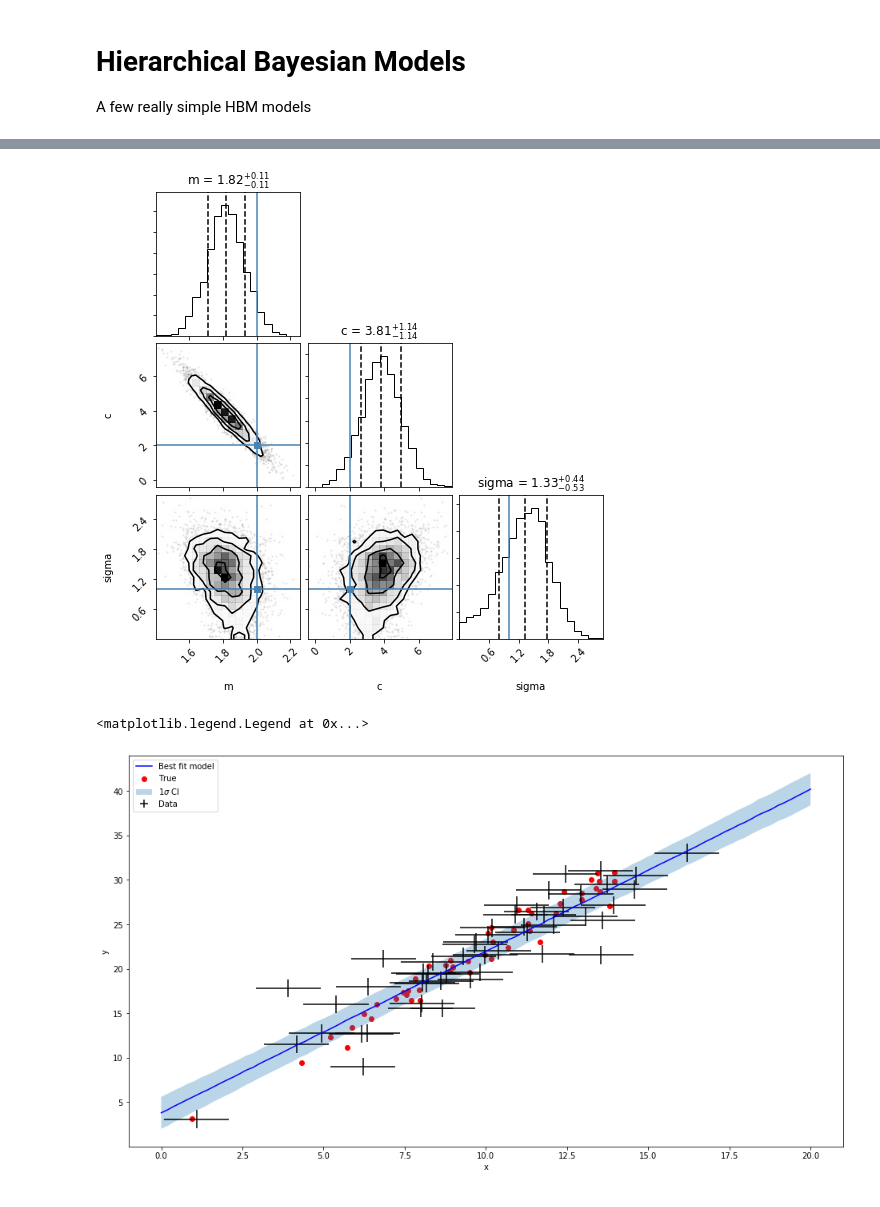
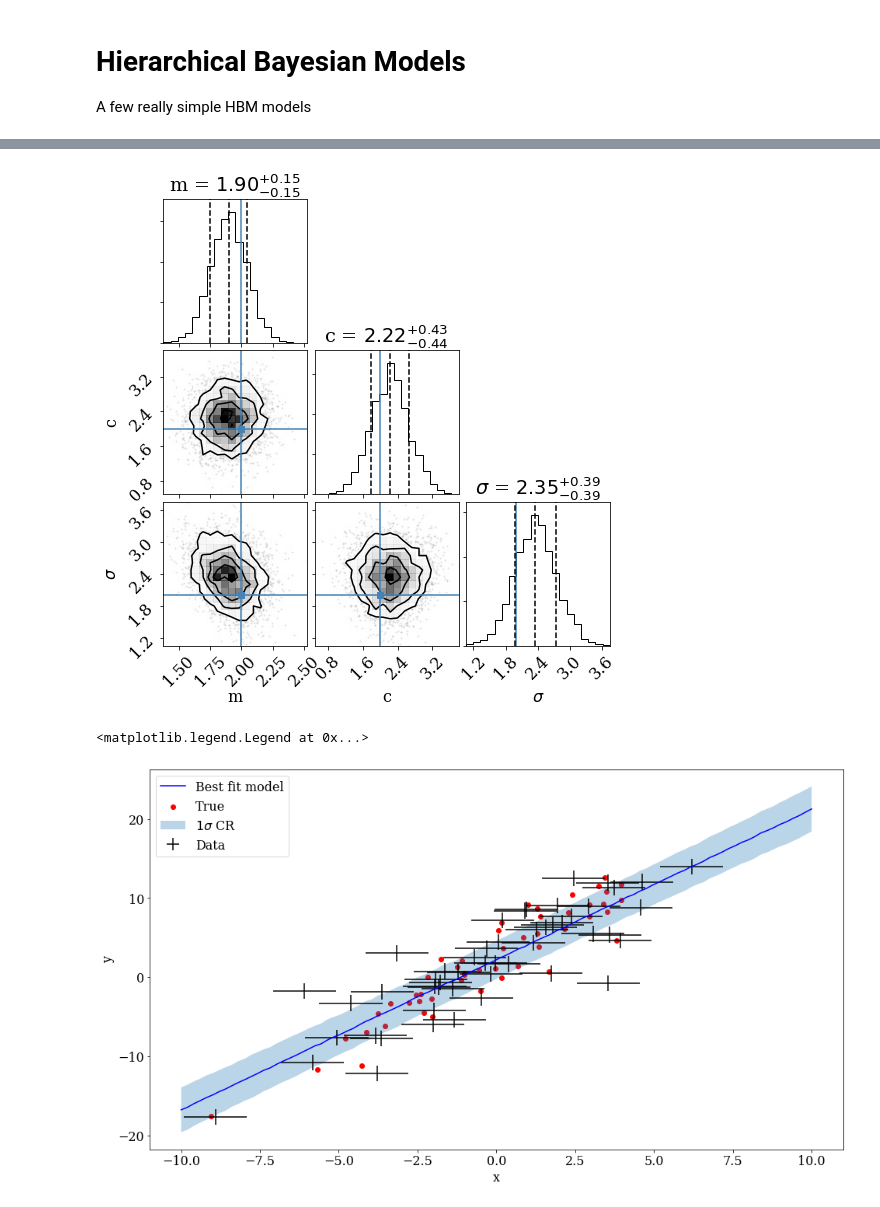
Before and after one commit to grd349/HBM, a Jupyter notebook: skills_problems.ipynb, the cells around one changed output, grey strips where cells are left out. Cells and saved outputs as stored; diff of their text form; code cells hidden in the pictures.

```diff
--- a/skills_problems.ipynb
+++ b/skills_problems.ipynb
@@ -26,7 +28,7 @@ c = 2
 x_err = np.ones(npts)
 y_err = np.ones(npts)
 
-x = np.random.randn(npts) * 3 + 10
+x = np.random.randn(npts) * 3
 y = m*x + c
 
 x_obs = x + np.random.randn(npts) * x_err
@@ -129,11 +200,12 @@ np.random.seed(35) # What is 0x35 in decimal?
 npts = 50
 m = 2
 c = 2
+sigma = 2
 x_err = np.ones(npts)
 y_err = np.ones(npts)
 
-x = np.random.randn(npts) * 3 + 10
-y = m*x + c + np.random.randn(npts)
+x = np.random.randn(npts) * 3
+y = m*x + c + np.random.randn(npts) * sigma
 
 x_obs = x + np.random.randn(npts) * x_err
 y_obs = y + np.random.randn(npts) * y_err
@@ -150,11 +293,12 @@ ax.legend(loc=2)
 # %%
 with pm.Model() as model:
-    m = pm.Normal('m', 0.0, 10.0, testval=1)
-    c = pm.Normal('c', 0.0, 10.0, testval=-1)
-    sigma = pm.HalfNormal('sigma', 1.0, testval=1)
+    m = pm.Normal('m', 0.0, 10.0, testval=2)
+    c = pm.Normal('c', 0.0, 10.0, testval=2)
+    sigma = pm.HalfNormal('sigma', 1.0, testval=2)
 
     x_l = pm.Normal('x_latent', 0.0, 1000.0, shape=len(x_obs), testval=x_obs)
-    y_std = pm.Normal('y_std', 0.0, 1.0, shape=len(x_obs), testval=y_obs)
+
+    y_std = pm.Normal('y_std', 0.0, 1.0, shape=len(x_obs))
     y_pred = m * x_l + c + (y_std * sigma)
 
     y_observed = pm.Normal('y_obs', y_pred, y_err, observed=y_obs)
@@ -162,6 +308,6 @@ with pm.Model() as model:
 # %%
 with model:
-    trace = pm.sample(1000, tune=10000)
+    trace = pm.sample(1000, tune=2000, target_accept=.99)
 # %% [output]
 Auto-assigning NUTS sampler...
 Initializing NUTS using jitter+adapt_diag...
@@ -207,29 +363,29 @@ pm.summary(trace).round(2)
 # %%
 import corner
 corner.corner(np.array([trace['m'], trace['c'], trace['sigma']]).T,
-              truths=[2,2,1],
-              labels=['m', 'c', 'sigma'],
+              truths=[2,2,2],
+              labels=['m', 'c', r'$\sigma$'],
               quantiles=[0.16, 0.50, 0.84],
               show_titles=True)
 plt.show()
 # %% [output]
-[figure, old version]
+[figure, new version]
 # %%
 fig, ax = plt.subplots(figsize=[16,9])
 ax.scatter(x, y, c='r', label='True')
 ax.errorbar(x_obs, y_obs, xerr=x_err, yerr=y_err, linestyle='none', c='k', label='Data')
 
-xx = np.linspace(0, 20, 100)
+xx = np.linspace(-10, 10, 100)
 est = [mm*xx+cc + np.random.randn(len(xx))*sigma for mm, cc, sigma in zip(trace['m'], trace['c'], trace['sigma'])]
 std = np.std(est, axis=0)
 mean = np.mean(est, axis=0)
 
 ax.plot(xx, mean, c='b', label='Best fit model')
-ax.fill_between(xx, mean+std, mean-std, alpha=0.3, label=r'$1 \sigma$ CI')
+ax.fill_between(xx, mean+std, mean-std, alpha=0.3, label=r'$1 \sigma$ CR')
 
 ax.set_xlabel('x')
 ax.set_ylabel('y')
 ax.legend(loc=2)
 # %% [output]
 <matplotlib.legend.Legend at 0x...>
-[figure, old version]
+[figure, new version]
```
Also changed, not shown: parts of 21 cells of this notebook.
